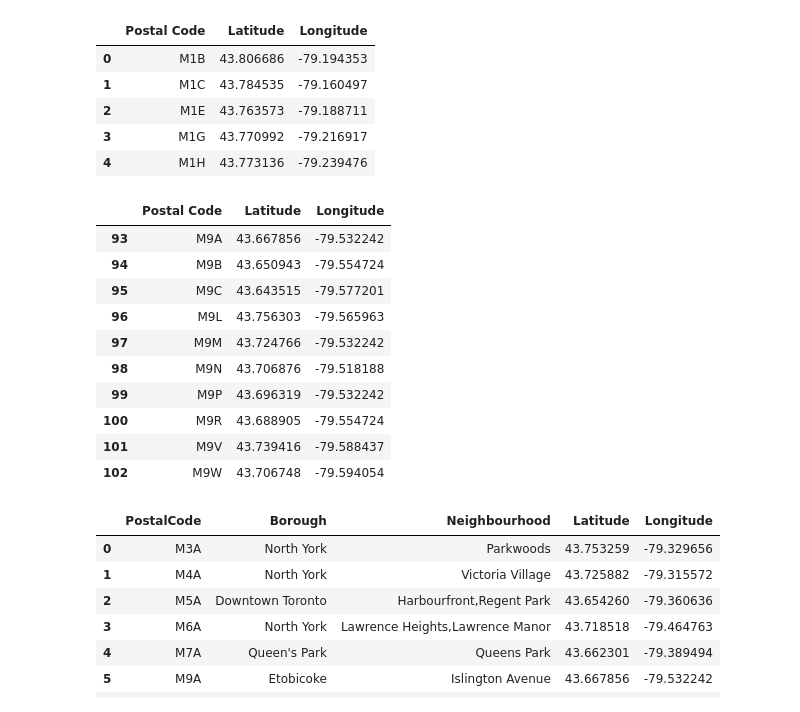
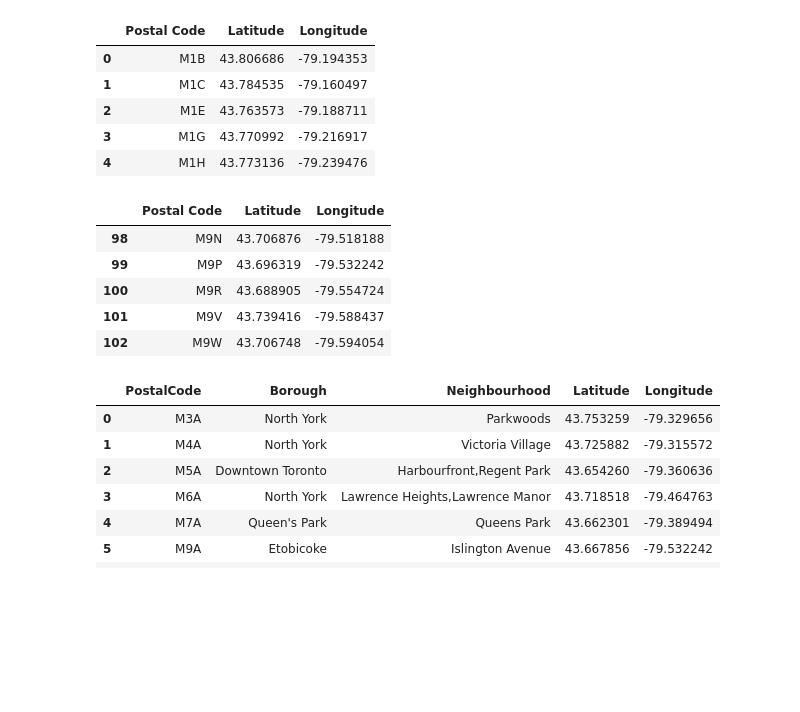
Before and after one commit to gadchen888/IBMCouse, a Jupyter notebook: Capstone Project Notebook.ipynb, the cells around one changed output. Drawn from its saved outputs; the diff is of its cells as text; code cells hidden in the pictures; blank space fills up the shorter version.

```diff
--- a/Capstone Project Notebook.ipynb
+++ b/Capstone Project Notebook.ipynb
@@ -182,14 +149,9 @@ df_post.head()
 | 3 | M1G | 43.770992 | -79.216917 |
 | 4 | M1H | 43.773136 | -79.239476 |
 # %%
-df_post.tail(10)
+df_post.tail(5)
 # %% [output]
 |  | Postal Code | Latitude | Longitude |
-| 93 | M9A | 43.667856 | -79.532242 |
-| 94 | M9B | 43.650943 | -79.554724 |
-| 95 | M9C | 43.643515 | -79.577201 |
-| 96 | M9L | 43.756303 | -79.565963 |
-| 97 | M9M | 43.724766 | -79.532242 |
 | 98 | M9N | 43.706876 | -79.518188 |
 | 99 | M9P | 43.696319 | -79.532242 |
 | 100 | M9R | 43.688905 | -79.554724 |
```
Also changed, not shown: parts of 42 cells of this notebook.
